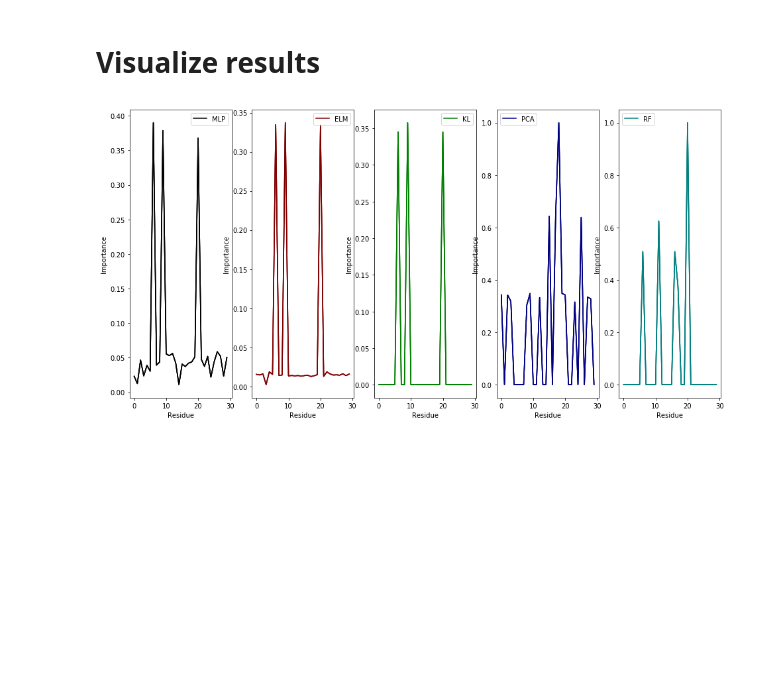
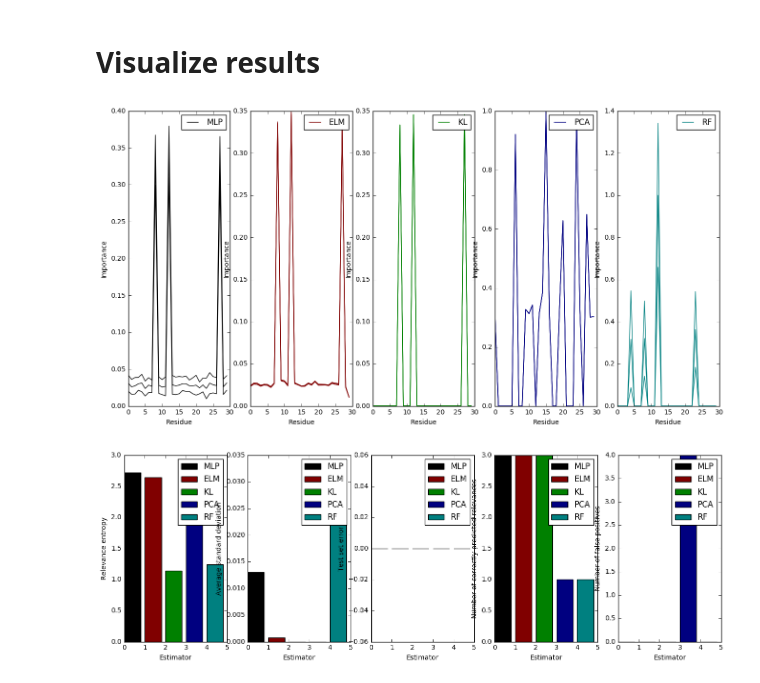
Before and after one commit to mkasimova/Neural.Network.Relevance.Propagation, a Jupyter notebook: random_data.ipynb, the cells around one changed output. Cells and saved outputs as stored; diff of their text form; code cells hidden in the pictures; blank space fills up the shorter version.

```diff
--- a/random_data.ipynb
+++ b/random_data.ipynb
@@ -38,7 +38,7 @@ logger.info("Generated data of shape %s and %s clusters", data.shape, labels.sha
 
 Every method is encapsulated in a so called FeatureExtractor class which all follow the same interface
 # %%
-n_iterations, n_splits = 1, 1
+n_iterations, n_splits = 5, 1
 feature_extractors = [
     fe.MlpFeatureExtractor(data, labels, n_splits=n_splits, n_iterations=n_iterations, hidden_layer_sizes=(100,), training_max_iter=10000, activation="relu"), #, solver="sgd"),
     fe.ElmFeatureExtractor(data, labels, n_splits=n_splits, n_iterations=n_iterations, n_nodes=2000),
@@ -83,8 +83,9 @@ logger.info("Done")
 # %%
 postprocessors = []
 for (extractor, feature_importance, std_feature_importance, errors) in results:
-    p = postprocessing.PostProcessor(extractor, feature_importance, std_feature_importance, errors, cluster_indices,
-                                     working_dir=None, feature_to_resids=feature_to_resids)
+    p = pp.PostProcessor(extractor, feature_importance, std_feature_importance, errors, cluster_indices,
+                                     working_dir=None, feature_to_resids=feature_to_resids,
+                                     predefined_relevant_residues=dg.moved_atoms)
     p.average()
     postprocessors.append(p)
 
@@ -96,8 +97,9 @@ logger.info("Done")
 # %% [markdown]
 # Visualize results
 # %%
-visualize(postprocessors, show_performance=False)
+visualization.visualize(postprocessors, show_performance=True)
 logger.info("Actual atoms moved: %s.\nCluster generation method %s. Noise level=%s, displacement=%s. frames/cluster=%s", dg.moved_atoms, dg.cluster_generation_method, dg.noise_level, dg.displacement, dg.nframes_per_cluster)
 logger.info("Done")
 # %% [output]
-[figure, old version]
+[figure, new version]
+[figure, added]
```
Also changed, not shown: parts of 6 cells of this notebook, 2 other files.
